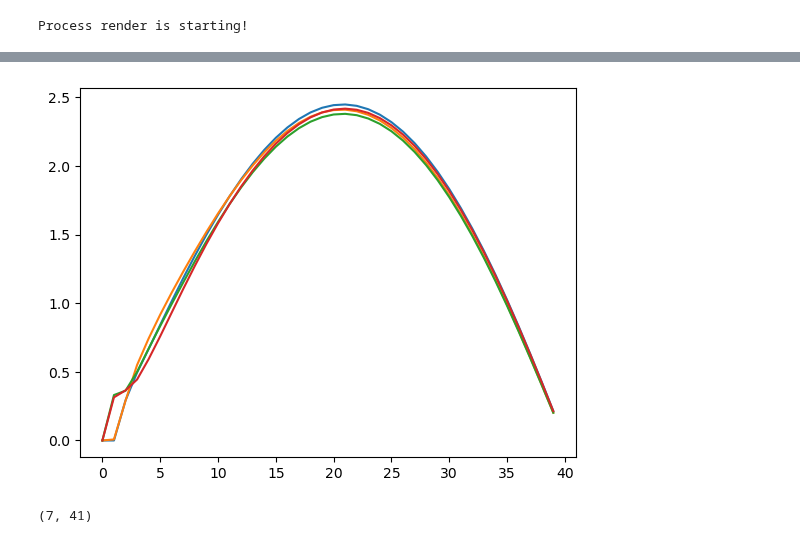
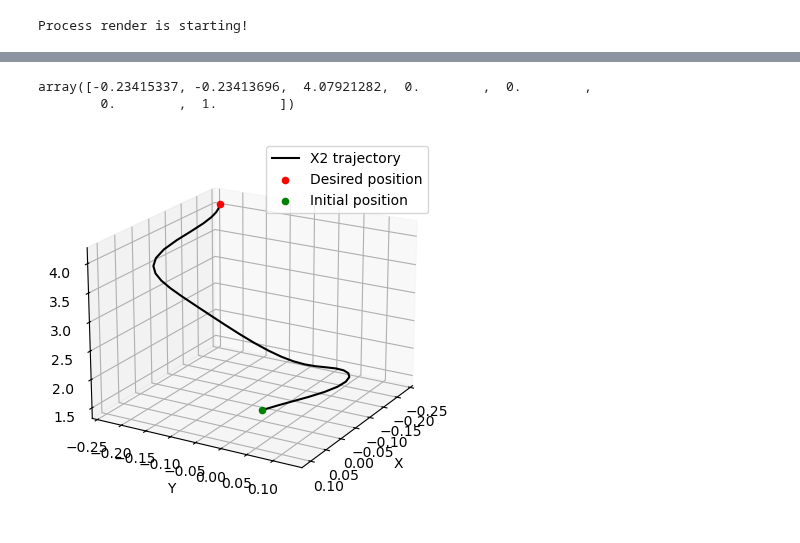
Before and after one commit to simeon-ned/varitop, a Jupyter notebook: examples/notebooks/07_x2_opti.ipynb, the cells around one changed output, grey strips where cells are left out. Cells and saved outputs as stored; diff of their text form; code cells hidden in the pictures.

```diff
--- a/examples/notebooks/07_x2_opti.ipynb
+++ b/examples/notebooks/07_x2_opti.ipynb
@@ -184,10 +181,0 @@ plt.show()
-# %%
-
-plt.plot(u_opt.T)
-plt.show()
-# %% [output]
-[figure, removed]
-# %%
-q_opt.shape
-# %% [output]
-(7, 41)
@@ -193,0 +186,31 @@ q_opt.shape
+# %%
+Q_FINAL
+# %% [output]
+array([-0.23415337, -0.23413696,  4.07921282,  0.        ,  0.        ,
+        0.        ,  1.        ])
+# %%
+ax = plt.figure().add_subplot(projection='3d')
+
+# Plot a sin curve using the x and y axes.
+x = q_opt[0, :]
+y = q_opt[1, :]
+z = q_opt[2, :]
+ax.plot(x, y, z, label='X2 trajectory', color='black')
+ax.scatter(Q_FINAL[0], Q_FINAL[1], Q_FINAL[2], color='red', label='Desired position')
+ax.scatter(Q_INIT[0], Q_INIT[1], Q_INIT[2], color='green', label='Initial position')
+
+# Make legend, set axes limits and labels
+ax.legend()
+# ax.set_xlim(0, 1)
+# ax.set_ylim(0, 1)
+# ax.set_zlim(0, 1)
+ax.set_xlabel('X')
+ax.set_ylabel('Y')
+ax.set_zlabel('Z')
+# Customize the view angle so it's easier to see that the scatter points lie
+# on the plane y=0
+ax.view_init(elev=20., azim=30, roll=0)
+plt.savefig('trajectory.png', dpi=300)
+plt.show()
+# %% [output]
+[figure, added]
```
Also changed, not shown: parts of 13 cells of this notebook, 1 other file.
